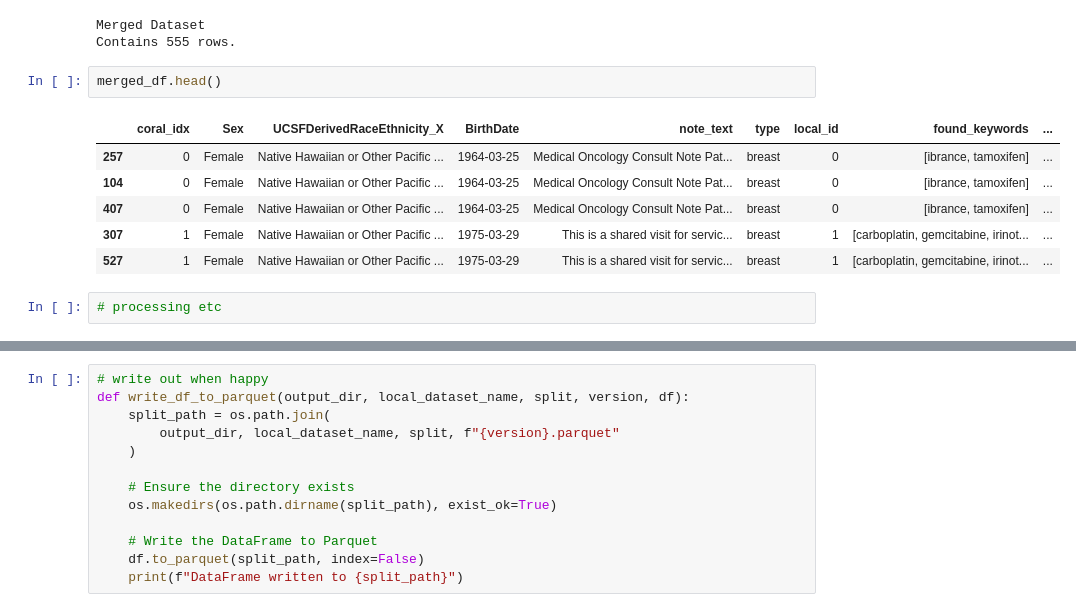
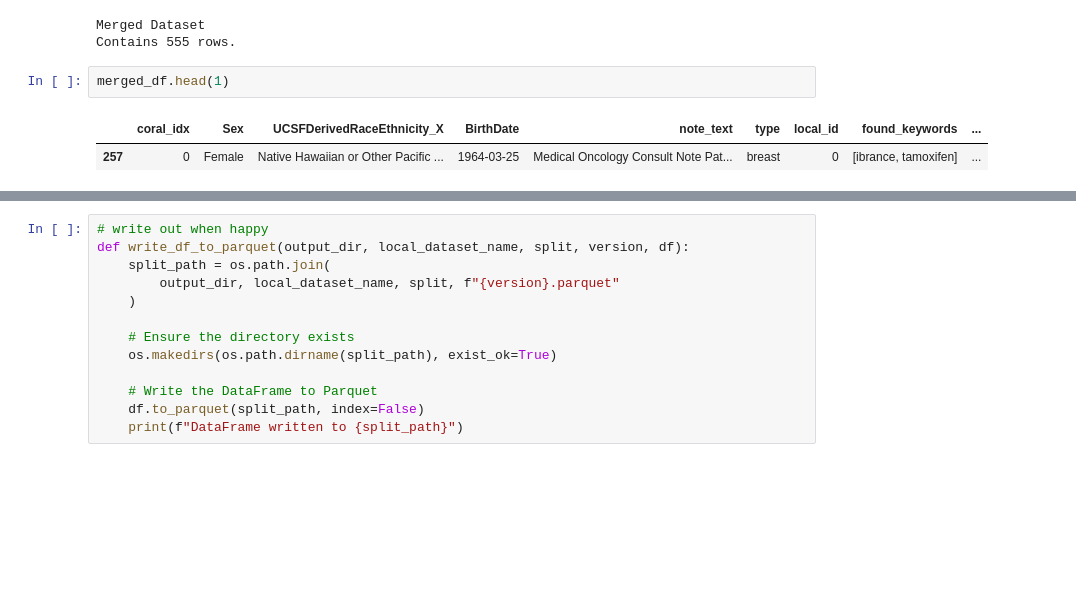
Before and after one commit to BittermanLab/OncoRABBITS, a Jupyter notebook: src/coral_count/coral_eval.ipynb, the cells around one changed output, grey strips where cells are left out. Cells and saved outputs as stored; diff of their text form; blank space fills up the shorter version.

```diff
--- a/src/coral_count/coral_eval.ipynb
+++ b/src/coral_count/coral_eval.ipynb
@@ -52,13 +52,7 @@ else:
 Merged Dataset
 Contains 555 rows.
 # %%
-merged_df.head()
+merged_df.head(1)
 # %% [output]
 |  | coral_idx | Sex | UCSFDerivedRaceEthnicity_X | BirthDate | note_text | type | local_id | found_keywords | ... |
 | 257 | 0 | Female | Native Hawaiian or Other Pacific ... | 1964-03-25 | Medical Oncology Consult Note Pat... | breast | 0 | [ibrance, tamoxifen] | ... |
-| 104 | 0 | Female | Native Hawaiian or Other Pacific ... | 1964-03-25 | Medical Oncology Consult Note Pat... | breast | 0 | [ibrance, tamoxifen] | ... |
-| 407 | 0 | Female | Native Hawaiian or Other Pacific ... | 1964-03-25 | Medical Oncology Consult Note Pat... | breast | 0 | [ibrance, tamoxifen] | ... |
-| 307 | 1 | Female | Native Hawaiian or Other Pacific ... | 1975-03-29 | This is a shared visit for servic... | breast | 1 | [carboplatin, gemcitabine, irinot... | ... |
-| 527 | 1 | Female | Native Hawaiian or Other Pacific ... | 1975-03-29 | This is a shared visit for servic... | breast | 1 | [carboplatin, gemcitabine, irinot... | ... |
-# %%
-# processing etc
```
Also changed, not shown: parts of 3 cells of this notebook, 5 other files.
